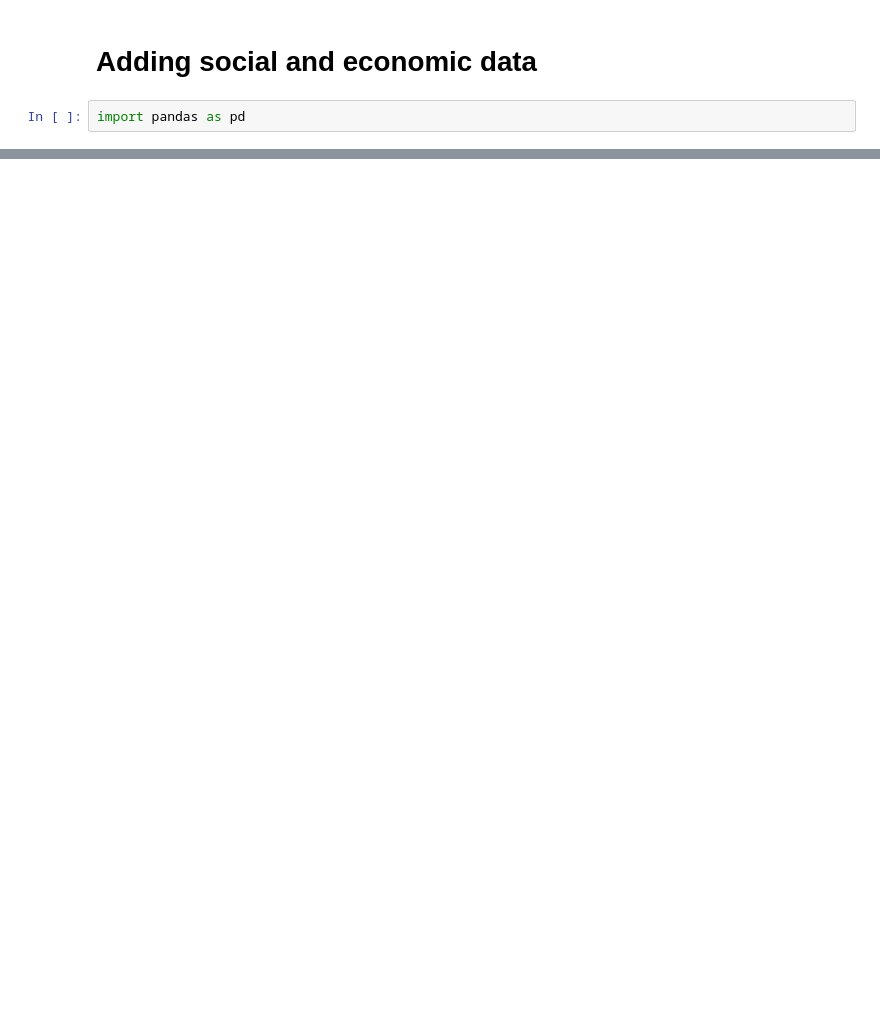
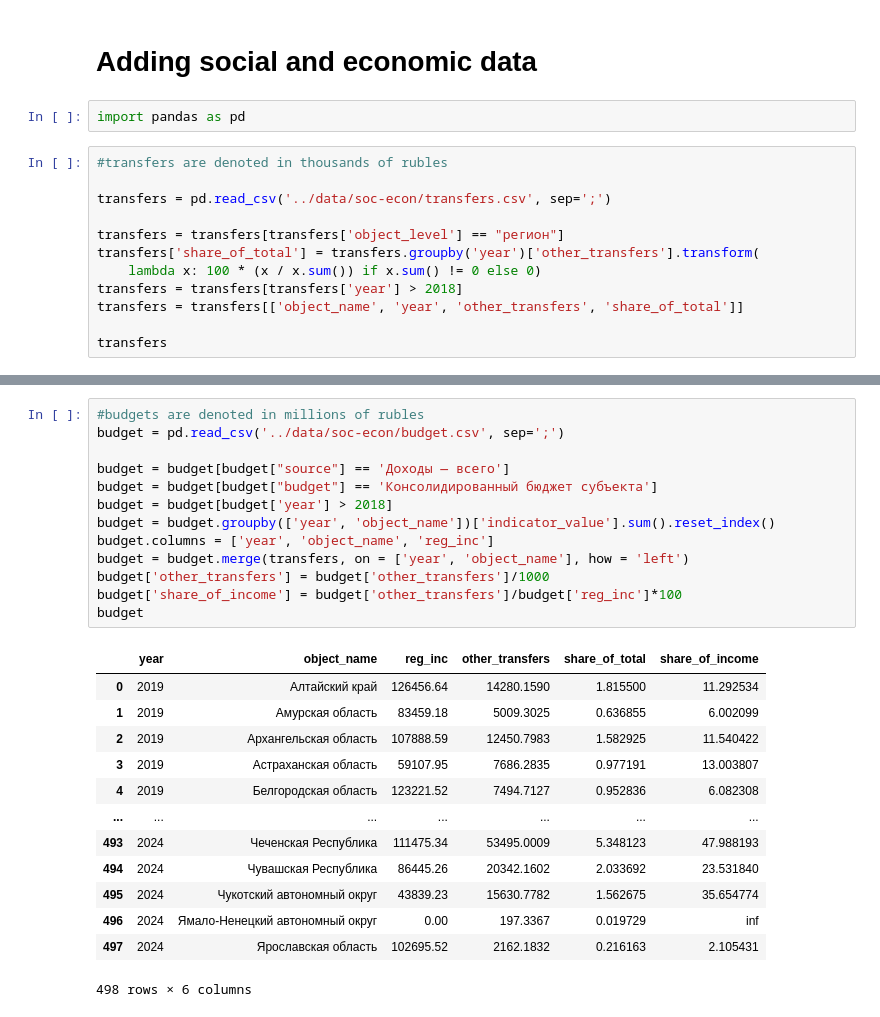
Before and after one commit to ahalian/Thesis, a Jupyter notebook: data_management/soc_econ.ipynb, the cells around one changed output, grey strips where cells are left out. Cells and saved outputs as stored; diff of their text form; blank space fills up the shorter version.

```diff
--- a/data_management/soc_econ.ipynb
+++ b/data_management/soc_econ.ipynb
@@ -2,3 +2,15 @@
 # Adding social and economic data
 # %%
 import pandas as pd
+# %%
+#transfers are denoted in thousands of rubles
+
+transfers = pd.read_csv('../data/soc-econ/transfers.csv', sep=';')
+
+transfers = transfers[transfers['object_level'] == "регион"]
+transfers['share_of_total'] = transfers.groupby('year')['other_transfers'].transform(
+    lambda x: 100 * (x / x.sum()) if x.sum() != 0 else 0)
+transfers = transfers[transfers['year'] > 2018]
+transfers = transfers[['object_name', 'year', 'other_transfers', 'share_of_total']]
+
+transfers
@@ -4,0 +31,27 @@ import pandas as pd
+# %%
+#budgets are denoted in millions of rubles
+budget = pd.read_csv('../data/soc-econ/budget.csv', sep=';')
+
+budget = budget[budget["source"] == 'Доходы — всего']
+budget = budget[budget["budget"] == 'Консолидированный бюджет субъекта']
+budget = budget[budget['year'] > 2018]
+budget = budget.groupby(['year', 'object_name'])['indicator_value'].sum().reset_index()
+budget.columns = ['year', 'object_name', 'reg_inc']
+budget = budget.merge(transfers, on = ['year', 'object_name'], how = 'left')
+budget['other_transfers'] = budget['other_transfers']/1000
+budget['share_of_income'] = budget['other_transfers']/budget['reg_inc']*100
+budget
+# %% [output]
+|  | year | object_name | reg_inc | other_transfers | share_of_total | share_of_income |
+| 0 | 2019 | Алтайский край | 126456.64 | 14280.1590 | 1.815500 | 11.292534 |
+| 1 | 2019 | Амурская область | 83459.18 | 5009.3025 | 0.636855 | 6.002099 |
+| 2 | 2019 | Архангельская область | 107888.59 | 12450.7983 | 1.582925 | 11.540422 |
+| 3 | 2019 | Астраханская область | 59107.95 | 7686.2835 | 0.977191 | 13.003807 |
+| 4 | 2019 | Белгородская область | 123221.52 | 7494.7127 | 0.952836 | 6.082308 |
+| ... | ... | ... | ... | ... | ... | ... |
+| 493 | 2024 | Чеченская Республика | 111475.34 | 53495.0009 | 5.348123 | 47.988193 |
+| 494 | 2024 | Чувашская Республика | 86445.26 | 20342.1602 | 2.033692 | 23.531840 |
+| 495 | 2024 | Чукотский автономный округ | 43839.23 | 15630.7782 | 1.562675 | 35.654774 |
+| 496 | 2024 | Ямало-Ненецкий автономный округ | 0.00 | 197.3367 | 0.019729 | inf |
+| 497 | 2024 | Ярославская область | 102695.52 | 2162.1832 | 0.216163 | 2.105431 |
+498 rows × 6 columns
```
Also changed, not shown: parts of 9 cells of this notebook, 2 other files.
